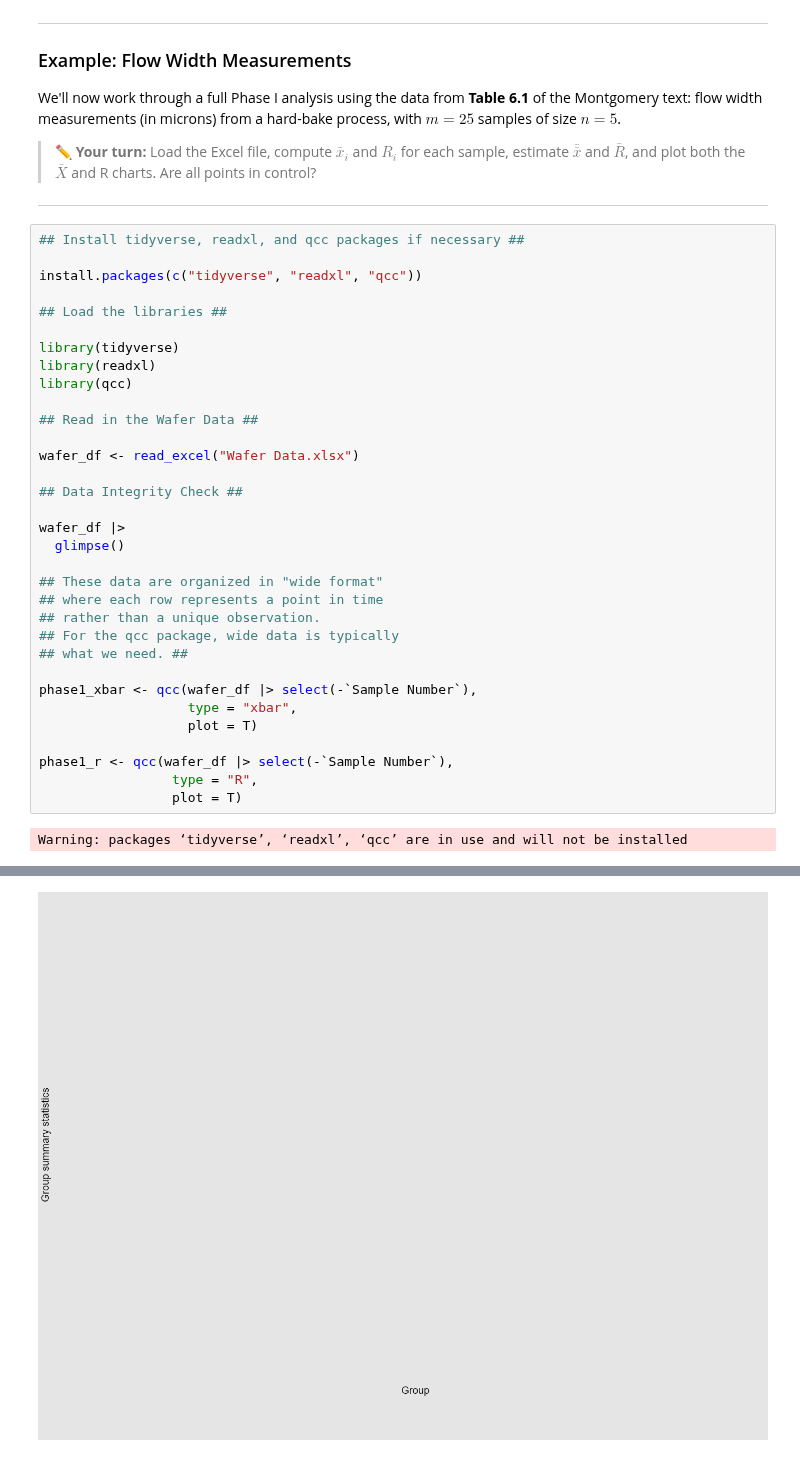
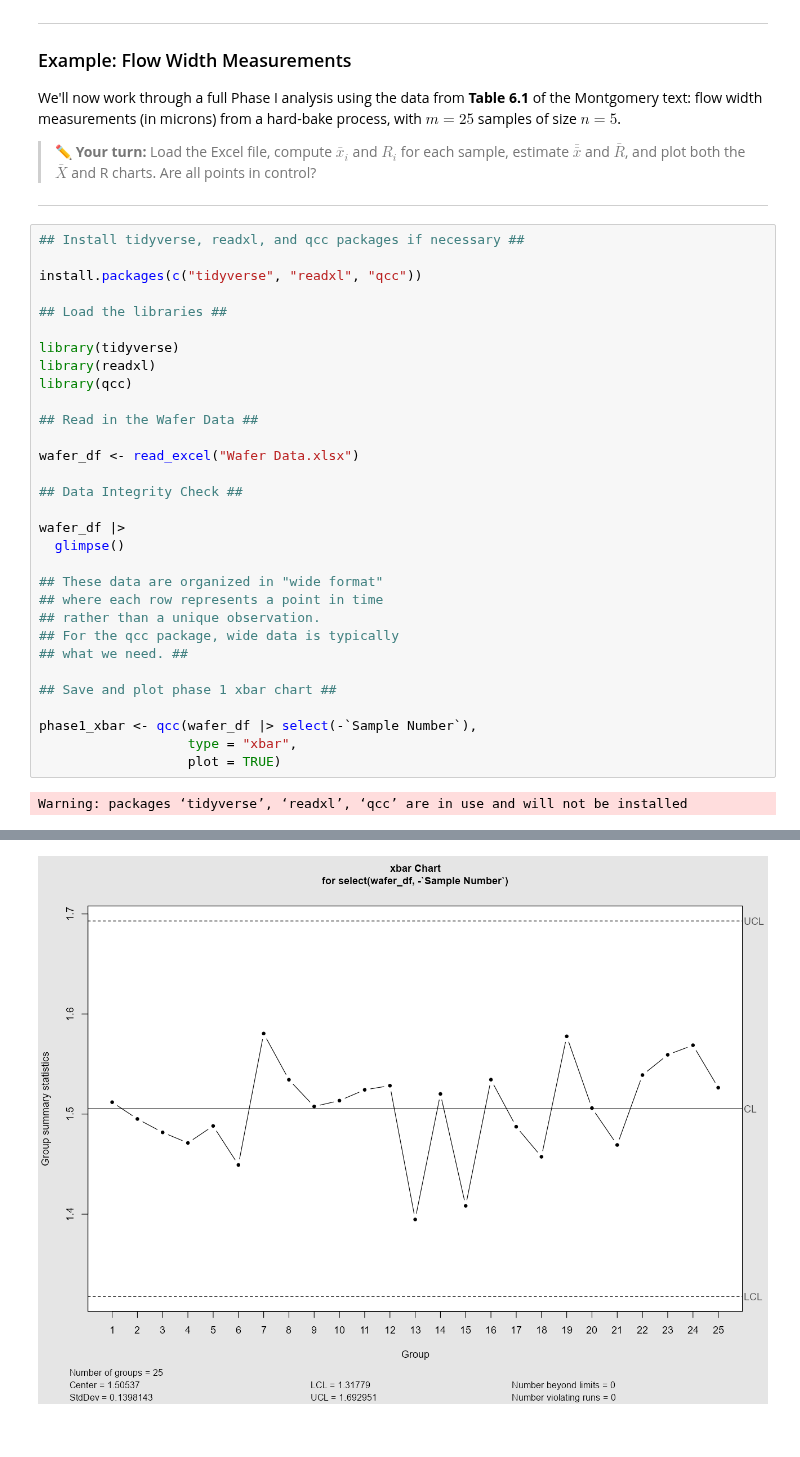
Before and after one commit to abrown9008/STAT-7110-Quality-Control, a Jupyter notebook: Slides/Week-2-Shewhart-Charts-for-Variables/Shewhart-Charts-for-Variables.ipynb, the cells around one changed output, grey strips where cells are left out. Saved outputs shown, nothing was run; the diff lists cells and outputs as text.

Commit message:
adding new figure and updating w2 notes

```diff
--- a/Slides/Week-2-Shewhart-Charts-for-Variables/Shewhart-Charts-for-Variables.ipynb
+++ b/Slides/Week-2-Shewhart-Charts-for-Variables/Shewhart-Charts-for-Variables.ipynb
@@ -172,36 +172,34 @@ library(tidyverse)
 library(readxl)
 library(qcc)
 
 ## Read in the Wafer Data ##
 
 wafer_df <- read_excel("Wafer Data.xlsx")
 
 ## Data Integrity Check ##
 
 wafer_df |>
   glimpse()
 
 ## These data are organized in "wide format"
 ## where each row represents a point in time
 ## rather than a unique observation.
 ## For the qcc package, wide data is typically
 ## what we need. ##
 
+## Save and plot phase 1 xbar chart ##
+
 phase1_xbar <- qcc(wafer_df |> select(-`Sample Number`),
                    type = "xbar",
-                   plot = T)
-
-phase1_r <- qcc(wafer_df |> select(-`Sample Number`),
-                 type = "R",
-                 plot = T)
+                   plot = TRUE)
 # %% [output]
 Warning: packages ‘tidyverse’, ‘readxl’, ‘qcc’ are in use and will not be installed
 Rows: 25
 Columns: 6
 $ `Sample Number` <dbl> 1, 2, 3, 4, 5, 6, 7, 8, 9, 10, 11, 12, 13, 14, 15, 1…
 $ `Wafer 1`       <dbl> 1.3235, 1.4314, 1.4284, 1.5028, 1.5604, 1.5955, 1.62…
 $ `Wafer 2`       <dbl> 1.4128, 1.3592, 1.4871, 1.6352, 1.2735, 1.5451, 1.50…
 $ `Wafer 3`       <dbl> 1.6744, 1.6075, 1.4932, 1.3841, 1.5265, 1.3574, 1.83…
 $ `Wafer 4`       <dbl> 1.4573, 1.4666, 1.4324, 1.2831, 1.4363, 1.3281, 1.41…
 $ `Wafer 5`       <dbl> 1.6914, 1.6109, 1.5674, 1.5507, 1.6441, 1.4198, 1.51…
-[figure, old version]
+[figure, new version]
```
Also changed, not shown: parts of 4 cells of this notebook, 1 other file.
